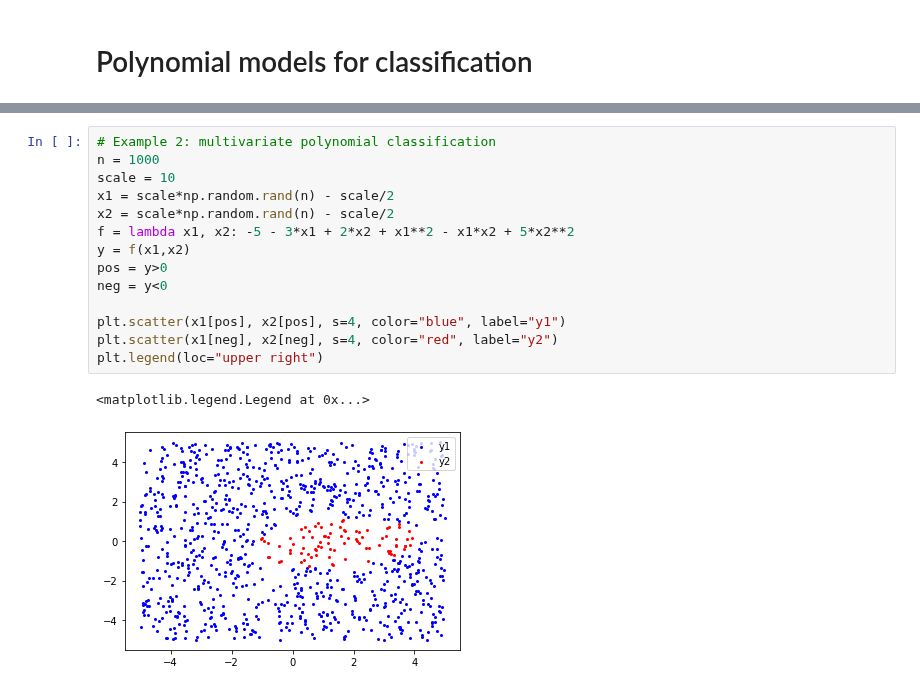
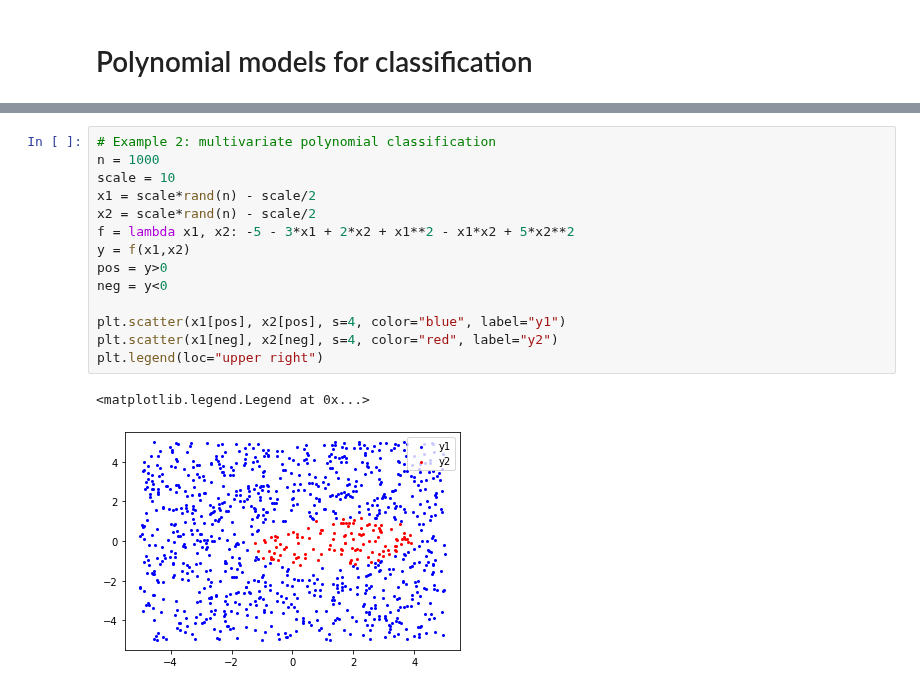
Before and after one commit to ORIE4741/demos, a Jupyter notebook: linear_models.ipynb, the cells around one changed output, grey strips where cells are left out. Drawn from its saved outputs; the diff is of its cells as text.

```diff
--- a/linear_models.ipynb
+++ b/linear_models.ipynb
@@ -317,20 +342,20 @@ plt.legend(loc="upper right")
 # %%
 # Example 2: multivariate polynomial classification
 n = 1000
 scale = 10
-x1 = scale*np.random.rand(n) - scale/2
-x2 = scale*np.random.rand(n) - scale/2
+x1 = scale*rand(n) - scale/2
+x2 = scale*rand(n) - scale/2
 f = lambda x1, x2: -5 - 3*x1 + 2*x2 + x1**2 - x1*x2 + 5*x2**2
 y = f(x1,x2)
 pos = y>0
 neg = y<0
 
 plt.scatter(x1[pos], x2[pos], s=4, color="blue", label="y1")
 plt.scatter(x1[neg], x2[neg], s=4, color="red", label="y2")
 plt.legend(loc="upper right")
 # %% [output]
 <matplotlib.legend.Legend at 0x...>
-[figure, old version]
+[figure, new version]
 # %%
 # Example 3: multivariate polynomial classification
 n = 1000
```
Also changed, not shown: parts of 26 cells of this notebook.
